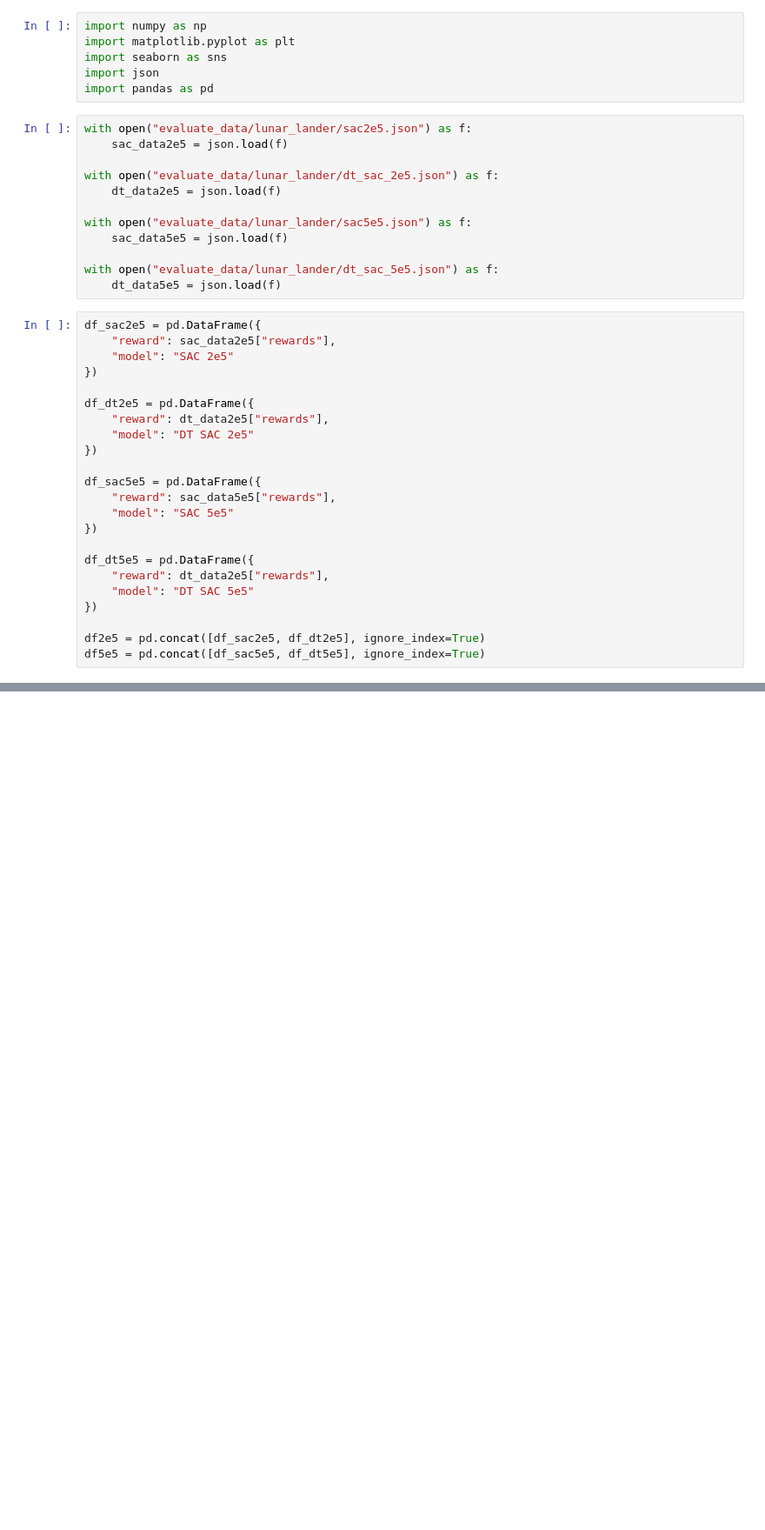
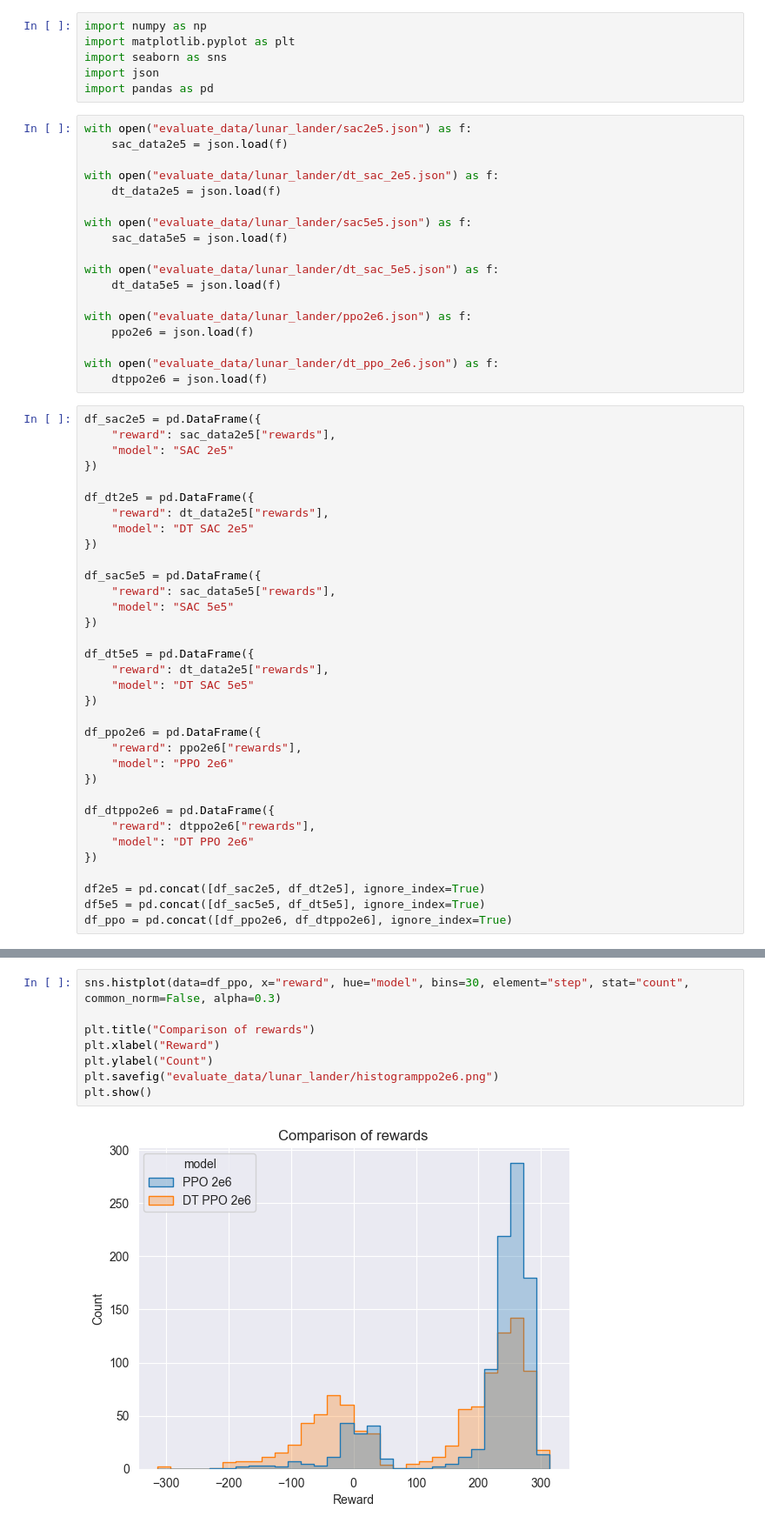
Before and after one commit to wozniakos10/Reinforcement-Learning, a Jupyter notebook: lab_7/plot.ipynb, the cells around one changed output, grey strips where cells are left out. Shown: that part at 87% size. Saved outputs shown, nothing was run; the diff lists cells and outputs as text; blank space fills up the shorter version.

```diff
--- a/lab_7/plot.ipynb
+++ b/lab_7/plot.ipynb
@@ -16,6 +16,12 @@ with open("evaluate_data/lunar_lander/sac5e5.json") as f:
 
 with open("evaluate_data/lunar_lander/dt_sac_5e5.json") as f:
     dt_data5e5 = json.load(f)
+
+with open("evaluate_data/lunar_lander/ppo2e6.json") as f:
+    ppo2e6 = json.load(f)
+
+with open("evaluate_data/lunar_lander/dt_ppo_2e6.json") as f:
+    dtppo2e6 = json.load(f)
 # %%
 df_sac2e5 = pd.DataFrame({
     "reward": sac_data2e5["rewards"],
@@ -37,8 +43,19 @@ df_dt5e5 = pd.DataFrame({
     "model": "DT SAC 5e5"
 })
 
+df_ppo2e6 = pd.DataFrame({
+    "reward": ppo2e6["rewards"],
+    "model": "PPO 2e6"
+})
+
+df_dtppo2e6 = pd.DataFrame({
+    "reward": dtppo2e6["rewards"],
+    "model": "DT PPO 2e6"
+})
+
 df2e5 = pd.concat([df_sac2e5, df_dt2e5], ignore_index=True)
 df5e5 = pd.concat([df_sac5e5, df_dt5e5], ignore_index=True)
+df_ppo = pd.concat([df_ppo2e6, df_dtppo2e6], ignore_index=True)
 # %%
 sns.histplot(data=df2e5, x="reward", hue="model", bins=30, element="step", stat="count", common_norm=False, alpha=0.3)
 
@@ -61,0 +79,10 @@ plt.show()
+# %%
+sns.histplot(data=df_ppo, x="reward", hue="model", bins=30, element="step", stat="count", common_norm=False, alpha=0.3)
+
+plt.title("Comparison of rewards")
+plt.xlabel("Reward")
+plt.ylabel("Count")
+plt.savefig("evaluate_data/lunar_lander/histogramppo2e6.png")
+plt.show()
+# %% [output]
+[figure, added]
```
Also changed, not shown: parts of 2 cells of this notebook, 10 other files.
